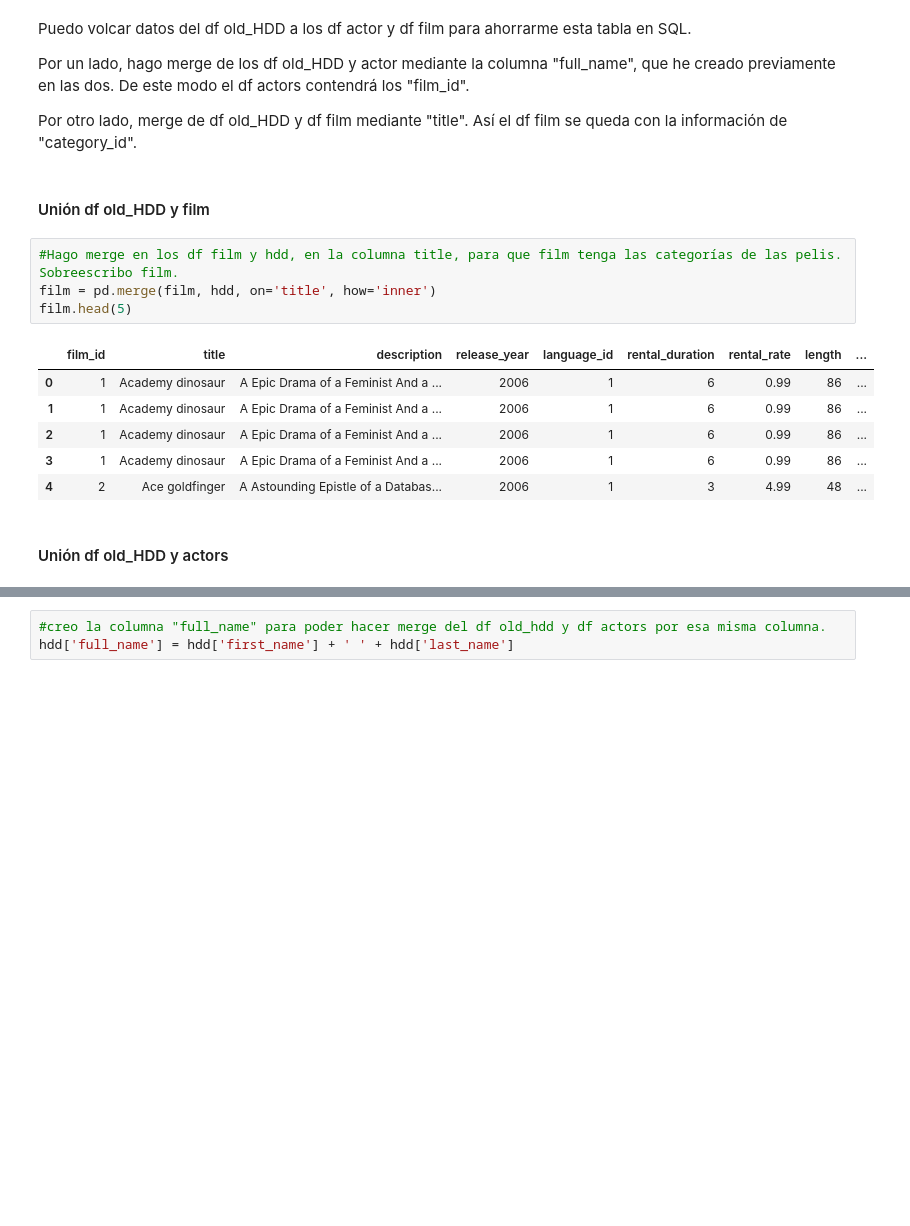
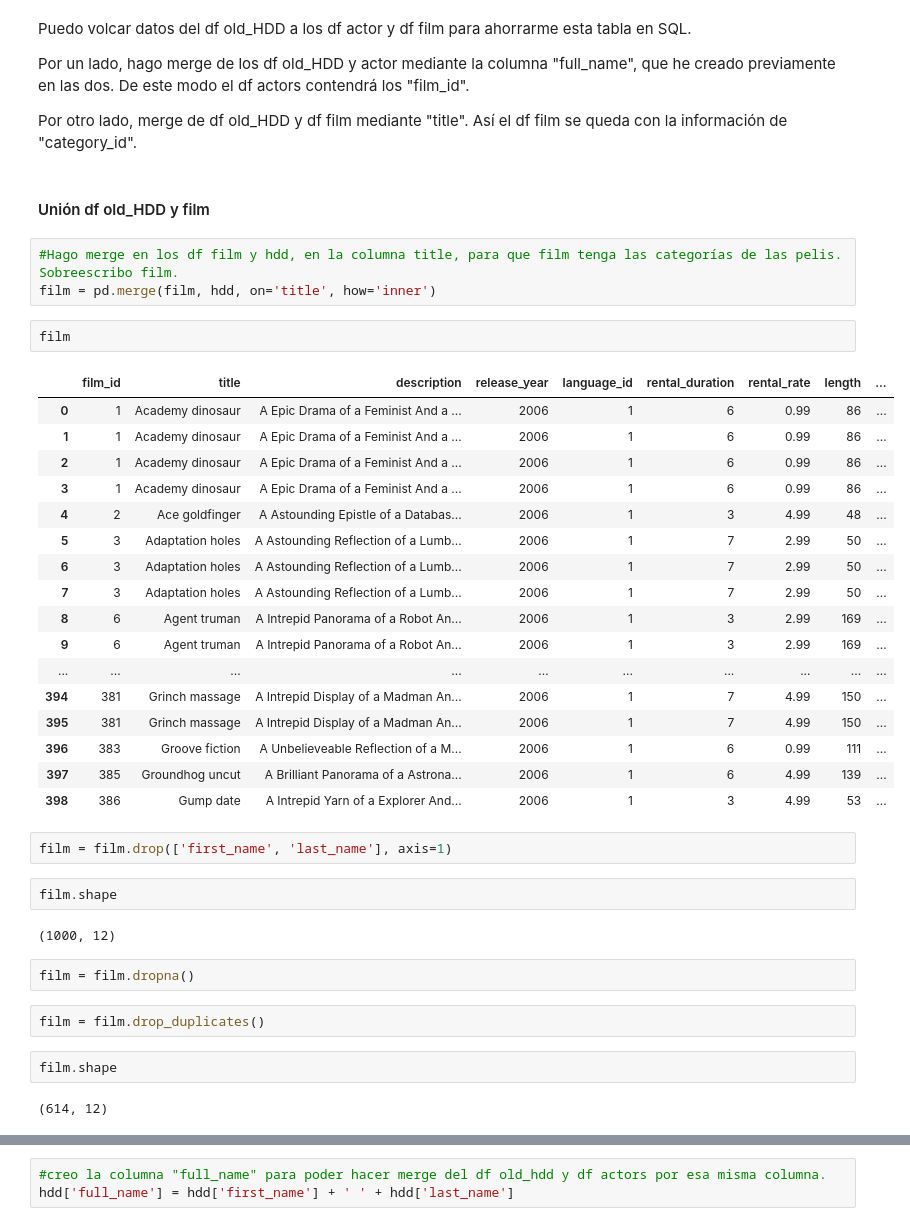
Before and after one commit to charlieciordia/02-mySQL-database, a Jupyter notebook: notebook/main.ipynb, the cells around one changed output, grey strips where cells are left out. Cells and saved outputs as stored; diff of their text form; blank space fills up the shorter version.

```diff
--- a/notebook/main.ipynb
+++ b/notebook/main.ipynb
@@ -252,18 +245,42 @@ Puedo volcar datos del df old_HDD a los df actor y df film para ahorrarme esta t
 Por un lado, hago merge de los df old_HDD y actor mediante la columna "full_name", que he creado previamente en las dos. De este modo el df actors contendrá los "film_id".
 
 Por otro lado, merge de df old_HDD y df film mediante "title". Así el df film se queda con la información de "category_id".
-# %% [markdown]
-#### Unión df old_HDD y film
+# %% [markdown]
+#### Unión df old_HDD y film
 # %%
 #Hago merge en los df film y hdd, en la columna title, para que film tenga las categorías de las pelis. Sobreescribo film.
 film = pd.merge(film, hdd, on='title', how='inner')
-film.head(5)
-# %% [output]
-|  | film_id | title | description | release_year | language_id | rental_duration | rental_rate | length | ... |
-| 0 | 1 | Academy dinosaur | A Epic Drama of a Feminist And a ... | 2006 | 1 | 6 | 0.99 | 86 | ... |
-| 1 | 1 | Academy dinosaur | A Epic Drama of a Feminist And a ... | 2006 | 1 | 6 | 0.99 | 86 | ... |
-| 2 | 1 | Academy dinosaur | A Epic Drama of a Feminist And a ... | 2006 | 1 | 6 | 0.99 | 86 | ... |
-| 3 | 1 | Academy dinosaur | A Epic Drama of a Feminist And a ... | 2006 | 1 | 6 | 0.99 | 86 | ... |
-| 4 | 2 | Ace goldfinger | A Astounding Epistle of a Databas... | 2006 | 1 | 3 | 4.99 | 48 | ... |
-# %% [markdown]
-#### Unión df old_HDD y actors
+# %%
+film
+# %% [output]
+|  | film_id | title | description | release_year | language_id | rental_duration | rental_rate | length | ... |
+| 0 | 1 | Academy dinosaur | A Epic Drama of a Feminist And a ... | 2006 | 1 | 6 | 0.99 | 86 | ... |
+| 1 | 1 | Academy dinosaur | A Epic Drama of a Feminist And a ... | 2006 | 1 | 6 | 0.99 | 86 | ... |
+| 2 | 1 | Academy dinosaur | A Epic Drama of a Feminist And a ... | 2006 | 1 | 6 | 0.99 | 86 | ... |
+| 3 | 1 | Academy dinosaur | A Epic Drama of a Feminist And a ... | 2006 | 1 | 6 | 0.99 | 86 | ... |
+| 4 | 2 | Ace goldfinger | A Astounding Epistle of a Databas... | 2006 | 1 | 3 | 4.99 | 48 | ... |
+| 5 | 3 | Adaptation holes | A Astounding Reflection of a Lumb... | 2006 | 1 | 7 | 2.99 | 50 | ... |
+| 6 | 3 | Adaptation holes | A Astounding Reflection of a Lumb... | 2006 | 1 | 7 | 2.99 | 50 | ... |
+| 7 | 3 | Adaptation holes | A Astounding Reflection of a Lumb... | 2006 | 1 | 7 | 2.99 | 50 | ... |
+| 8 | 6 | Agent truman | A Intrepid Panorama of a Robot An... | 2006 | 1 | 3 | 2.99 | 169 | ... |
+| 9 | 6 | Agent truman | A Intrepid Panorama of a Robot An... | 2006 | 1 | 3 | 2.99 | 169 | ... |
+| ... | ... | ... | ... | ... | ... | ... | ... | ... | ... |
+| 394 | 381 | Grinch massage | A Intrepid Display of a Madman An... | 2006 | 1 | 7 | 4.99 | 150 | ... |
+| 395 | 381 | Grinch massage | A Intrepid Display of a Madman An... | 2006 | 1 | 7 | 4.99 | 150 | ... |
+| 396 | 383 | Groove fiction | A Unbelieveable Reflection of a M... | 2006 | 1 | 6 | 0.99 | 111 | ... |
+| 397 | 385 | Groundhog uncut | A Brilliant Panorama of a Astrona... | 2006 | 1 | 6 | 4.99 | 139 | ... |
+| 398 | 386 | Gump date | A Intrepid Yarn of a Explorer And... | 2006 | 1 | 3 | 4.99 | 53 | ... |
+# %%
+film = film.drop(['first_name', 'last_name'], axis=1)
+# %%
+film.shape
+# %% [output]
+(1000, 12)
+# %%
+film = film.dropna()
+# %%
+film = film.drop_duplicates()
+# %%
+film.shape
+# %% [output]
+(614, 12)
```
Also changed, not shown: parts of 53 cells of this notebook, 8 other files.
